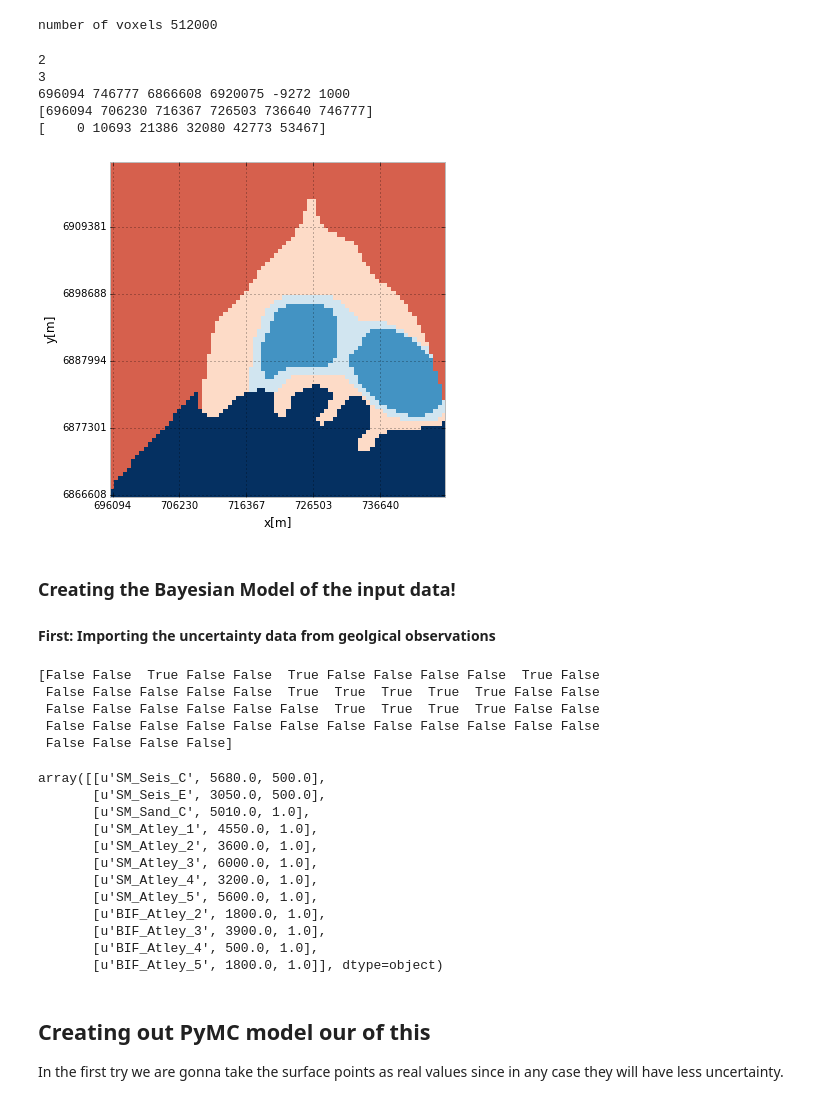
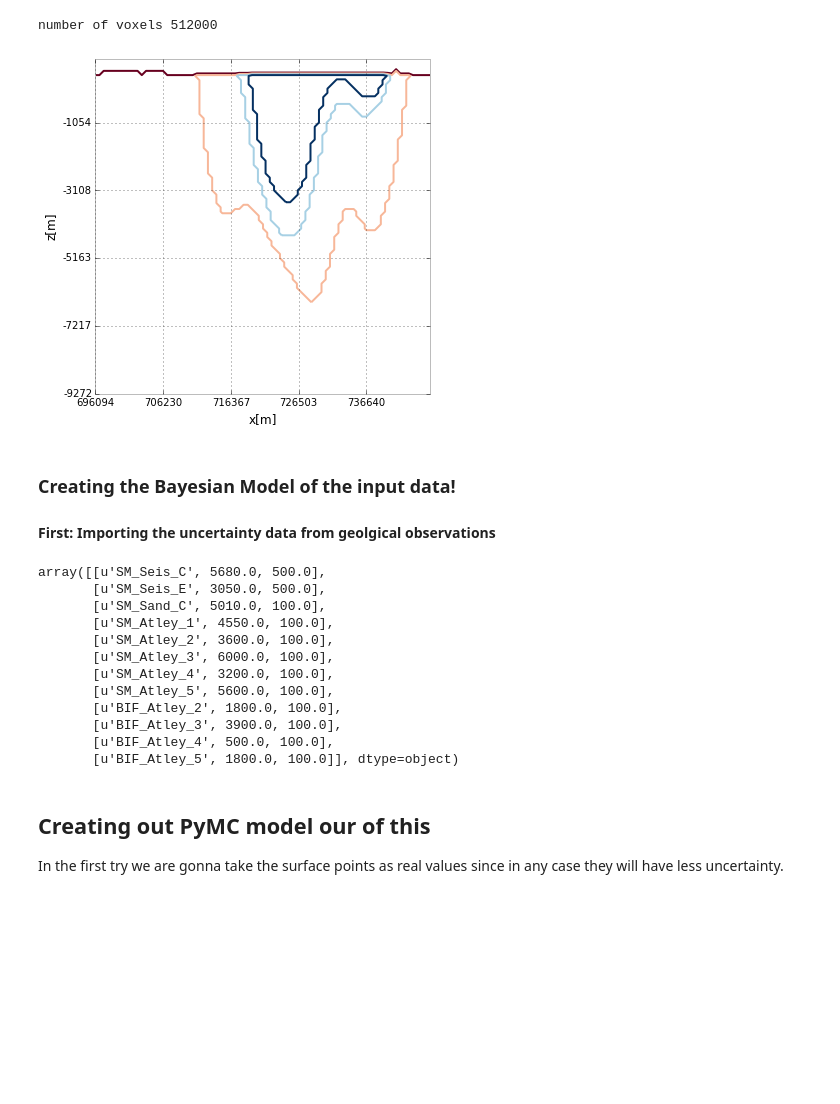
Before and after one commit to Leguark/Thesis, a Jupyter notebook: PyMC Sandstone.ipynb, the cells around one changed output. Cells and saved outputs as stored; diff of their text form; code cells hidden in the pictures; blank space fills up the shorter version.

```diff
--- a/PyMC Sandstone.ipynb
+++ b/PyMC Sandstone.ipynb
@@ -76,14 +77,9 @@ number of voxels 512000
 # %%
 reload(geogrid)
 
-G1.plot_section('z',cell_pos=70,colorbar = False,  cmap='RdBu', figsize=(6,6),interpolation= 'nearest' ,ve = 1, contour =False,geomod_coord= True)
+G1.plot_section('y',cell_pos=40,colorbar = False,  cmap='RdBu', figsize=(6,6),interpolation= 'nearest' ,ve = 1, contour =True,geomod_coord= True)
 # %% [output]
-2
-3
-696094 746777 6866608 6920075 -9272 1000
-[696094 706230 716367 726503 736640 746777]
-[    0 10693 21386 32080 42773 53467]
-[figure, old version]
+[figure, new version]
 # %% [markdown]
 ### Creating the Bayesian Model of the input data!
 #### First: Importing the uncertainty data from geolgical observations
@@ -91,30 +87,21 @@ G1.plot_section('z',cell_pos=70,colorbar = False,  cmap='RdBu', figsize=(6,6),in
 data = pn.read_excel("C:\Users\Miguel\workspace\geobayes\paper_sandstone\models\Uncertainties.xlsx")
 #print data[:,[0,3,6,7]]
 data_ar = data.values[:,[0,3,6,7]]
-print data_ar[:,1] == "depth"
 
 np.asarray(data_ar[data_ar[:,1] == "depth"][:,[0,2,3]])
-#if data["type"].value == "depth":
- #   print pn.get_values(data["mean"])
-#print data.iloc[[2],[2]]
 # %% [output]
-[False False  True False False  True False False False False  True False
- False False False False False  True  True  True  True  True False False
- False False False False False False  True  True  True  True False False
- False False False False False False False False False False False False
- False False False False]
+array([[u'SM_Seis_C', 5680.0, 500.0],
+       [u'SM_Seis_E', 3050.0, 500.0],
+       [u'SM_Sand_C', 5010.0, 100.0],
+       [u'SM_Atley_1', 4550.0, 100.0],
+       [u'SM_Atley_2', 3600.0, 100.0],
+       [u'SM_Atley_3', 6000.0, 100.0],
+       [u'SM_Atley_4', 3200.0, 100.0],
+       [u'SM_Atley_5', 5600.0, 100.0],
+       [u'BIF_Atley_2', 1800.0, 100.0],
+       [u'BIF_Atley_3', 3900.0, 100.0],
+       [u'BIF_Atley_4', 500.0, 100.0],
+       [u'BIF_Atley_5', 1800.0, 100.0]], dtype=object)
-array([[u'SM_Seis_C', 5680.0, 500.0],
-       [u'SM_Seis_E', 3050.0, 500.0],
-       [u'SM_Sand_C', 5010.0, 1.0],
-       [u'SM_Atley_1', 4550.0, 1.0],
-       [u'SM_Atley_2', 3600.0, 1.0],
-       [u'SM_Atley_3', 6000.0, 1.0],
-       [u'SM_Atley_4', 3200.0, 1.0],
-       [u'SM_Atley_5', 5600.0, 1.0],
-       [u'BIF_Atley_2', 1800.0, 1.0],
-       [u'BIF_Atley_3', 3900.0, 1.0],
-       [u'BIF_Atley_4', 500.0, 1.0],
-       [u'BIF_Atley_5', 1800.0, 1.0]], dtype=object)
 # %% [markdown]
 ## Creating out PyMC model our of this
 
```
Also changed, not shown: parts of 16 cells of this notebook, 47 other files.
